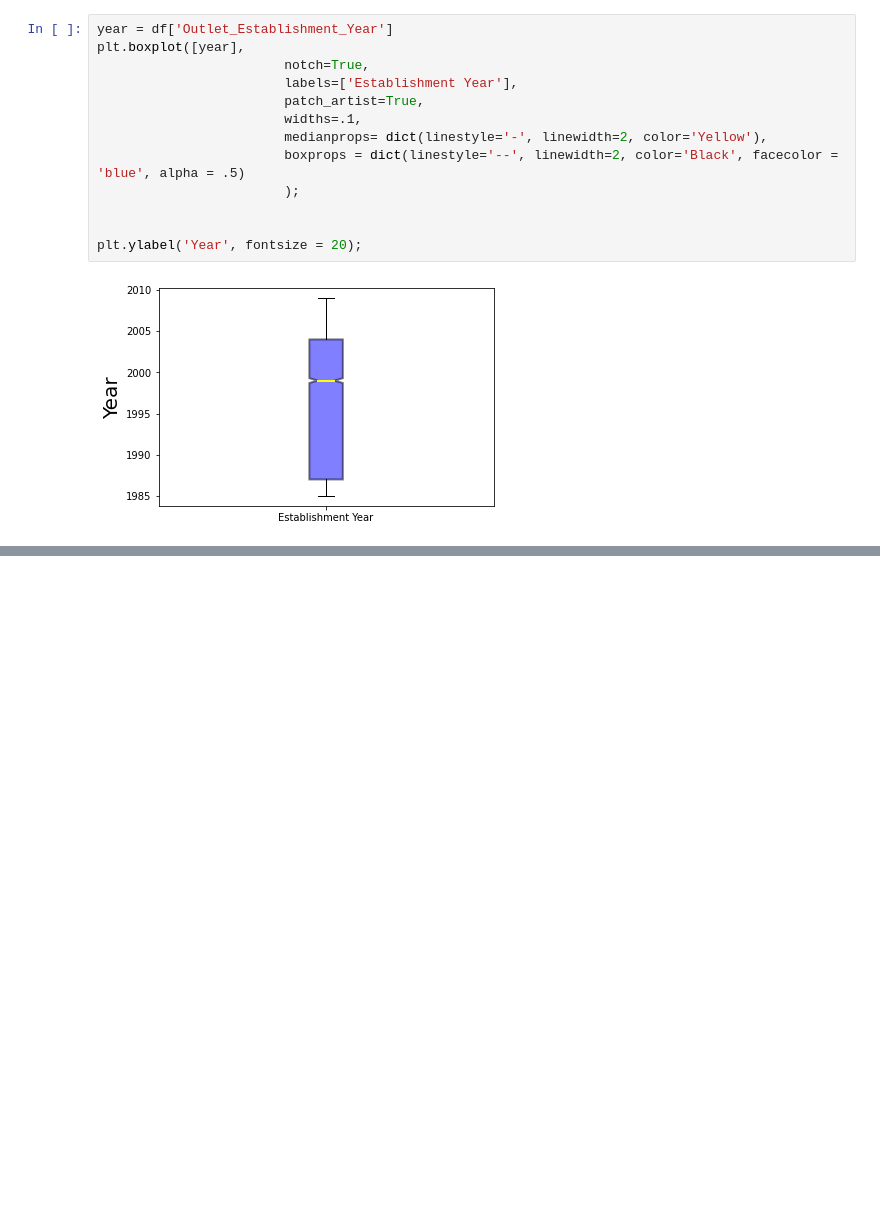
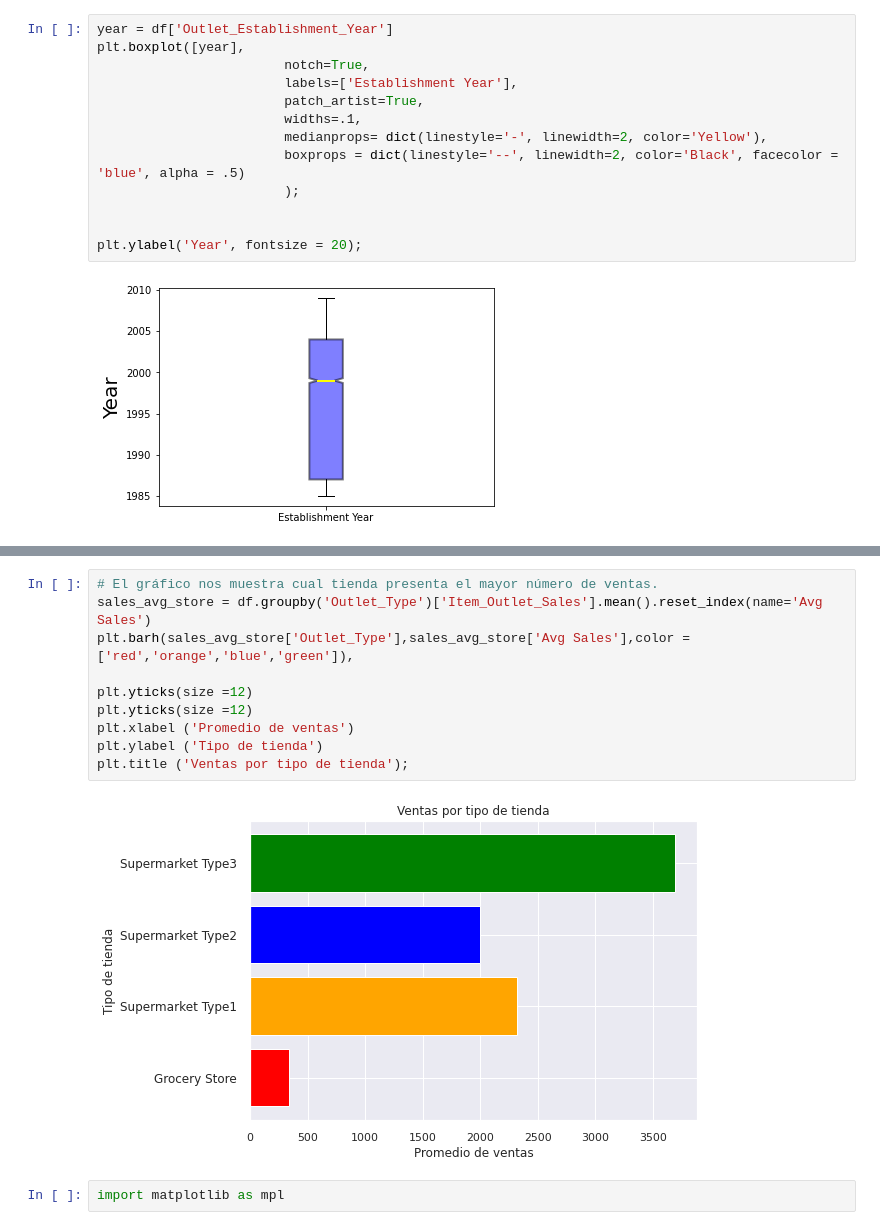
Before and after one commit to andrea0026/Prediccion-de-ventas, a Jupyter notebook: sales_prediction_pry1.ipynb, the cells around one changed output, grey strips where cells are left out. Drawn from its saved outputs; the diff is of its cells as text; blank space fills up the shorter version.

```diff
--- a/sales_prediction_pry1.ipynb
+++ b/sales_prediction_pry1.ipynb
@@ -272,0 +297,14 @@ plt.show()
+# %%
+# El gráfico nos muestra cual tienda presenta el mayor número de ventas.
+sales_avg_store = df.groupby('Outlet_Type')['Item_Outlet_Sales'].mean().reset_index(name='Avg Sales')
+plt.barh(sales_avg_store['Outlet_Type'],sales_avg_store['Avg Sales'],color = ['red','orange','blue','green']),
+
+plt.yticks(size =12)
+plt.yticks(size =12)
+plt.xlabel ('Promedio de ventas')
+plt.ylabel ('Tipo de tienda')
+plt.title ('Ventas por tipo de tienda');
+# %% [output]
+[figure, added]
+# %%
+import matplotlib as mpl
```
Also changed, not shown: parts of 7 cells of this notebook.
